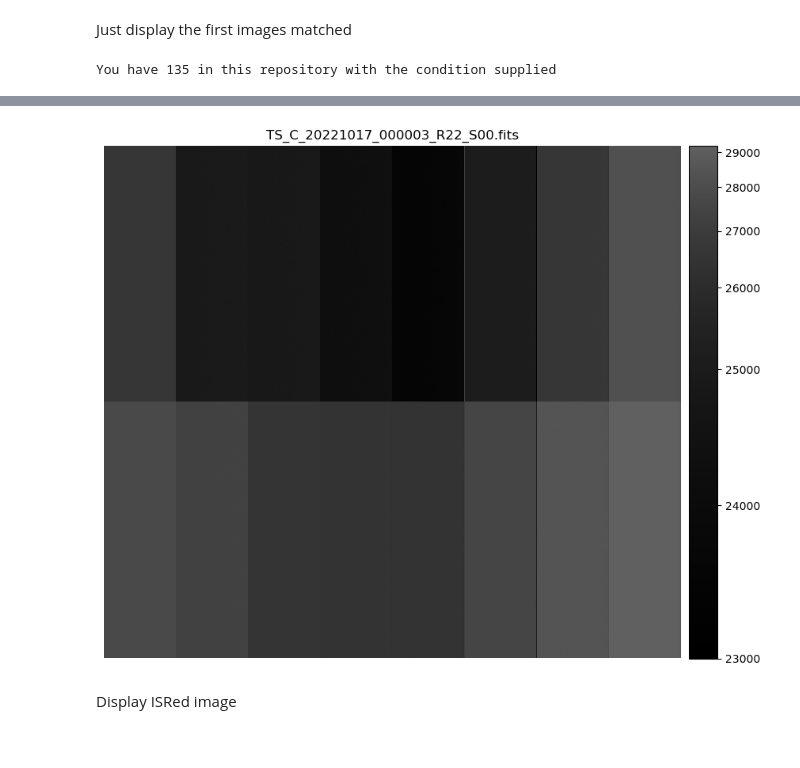
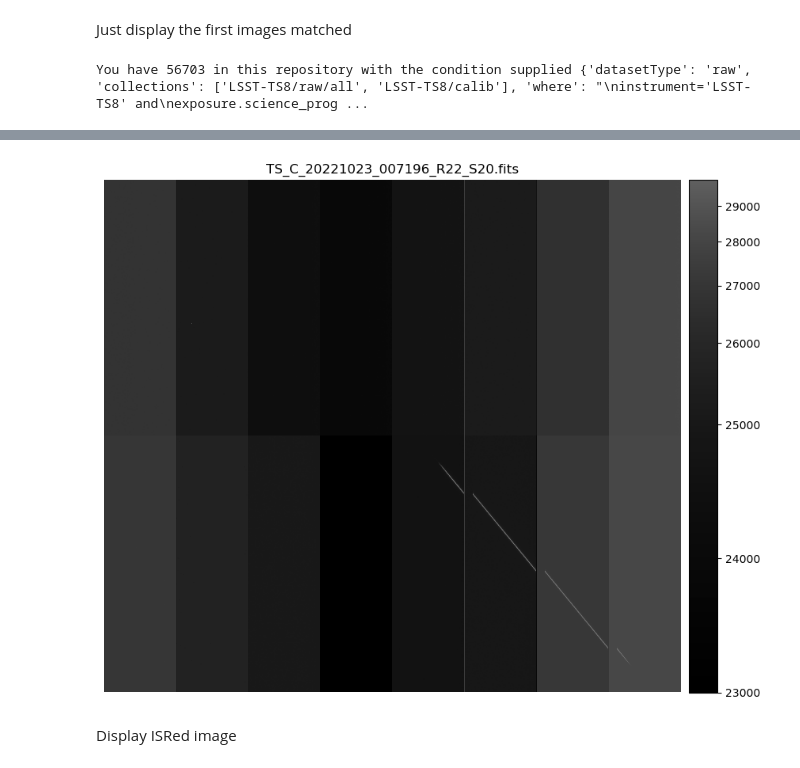
Before and after one commit to youtsumi/berni, a Jupyter notebook: notebook/DisplayImage.ipynb, the cells around one changed output, grey strips where cells are left out. Saved outputs shown, nothing was run; the diff lists cells and outputs as text; code cells hidden in the pictures.

Commit message:
change the repository

```diff
--- a/notebook/DisplayImage.ipynb
+++ b/notebook/DisplayImage.ipynb
@@ -25,7 +26,8 @@ def display(exposure,title=None):
 # %% [markdown]
 Connect to the Butler repository
 # %%
-repo_path = "/sdf/data/rubin/repo/main"
+#repo_path = "/sdf/data/rubin/repo/main"
+repo_path = "/sdf/group/rubin/repo/ir2"
 butler = Butler(repo_path)
 collections = 'LSST-TS8/raw/all,LSST-TS8/calib'.split(",")
 butler = Butler(repo_path,collections=collections)
@@ -33,20 +35,22 @@ registry = butler.registry
 # %% [markdown]
 Just display the first images matched
 # %%
-where = """
+kwargs={
+"datasetType": "raw",
+"collections": collections,
+"where":
+"""
 instrument='LSST-TS8' and
-exposure.day_obs = 20221017
+exposure.science_program in ( '7117D', '7118D', '7119D' )
 """
-atyp="raw"
-datasetRefs = list(registry.queryDatasets(
-    datasetType=atyp,collections=collections,
-    where = where
-))
-print( f"You have {len(datasetRefs)} in this repository with the condition supplied")
+}
+
+datasetRefs = list(registry.queryDatasets(**kwargs))
+print( f"You have {len(datasetRefs)} in this repository with the condition supplied {kwargs}")
 # %% [output]
-You have 135 in this repository with the condition supplied
+You have 56703 in this repository with the condition supplied {'datasetType': 'raw', 'collections': ['LSST-TS8/raw/all', 'LSST-TS8/calib'], 'where': "\ninstrument='LSST-TS8' and\nexposure.science_prog ...
 # %%
-bias = butler.get(datasetRefs[0])
+bias = butler.get(datasetRefs[2000])
 display(bias,bias.getMetadata()["FILENAME"])
 plt.show()
 # %% [output]
@@ -56,4 +59,4 @@ lsst.obs.lsst.assembly WARNING: /tmp/butler-vwyducpo/exempt/189057f5-a128-5877-8
-[figure, old version]
+[figure, new version]
 # %% [markdown]
 Display ISRed image
 # %%
```
Also changed, not shown: parts of 3 cells of this notebook.
